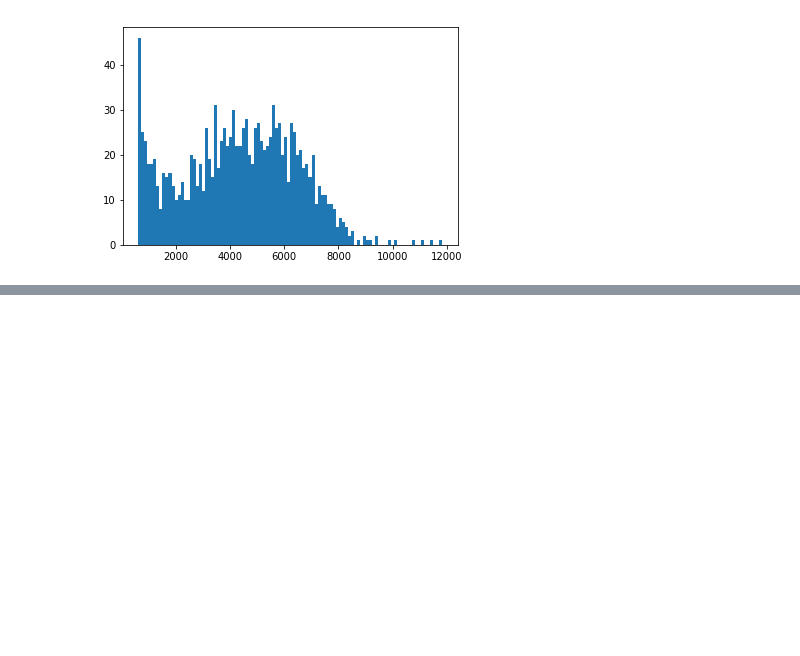
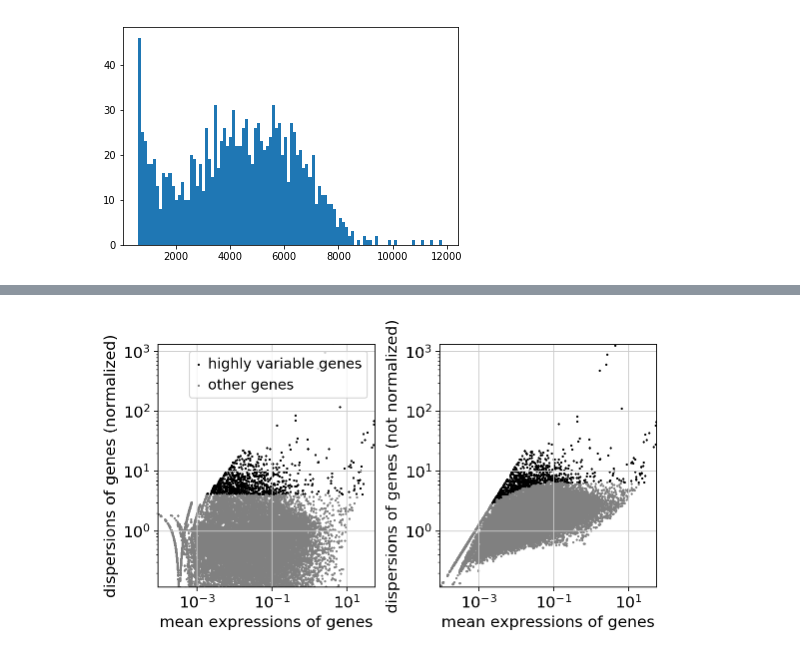
Before and after one commit to BUStools/BUS_notebooks_python, a Jupyter notebook: dataset-notebooks/10x_neuron_1k_v2chem_python/10x_neuron_1k_v2chem.ipynb, the cells around one changed output, grey strips where cells are left out. Drawn from its saved outputs; the diff is of its cells as text; code cells hidden in the pictures; blank space fills up the shorter version.

Commit message:
Add some scanpy plots and other improvements

```diff
--- a/dataset-notebooks/10x_neuron_1k_v2chem_python/10x_neuron_1k_v2chem.ipynb
+++ b/dataset-notebooks/10x_neuron_1k_v2chem_python/10x_neuron_1k_v2chem.ipynb
@@ -385,0 +475,9 @@ print(len(bcv))
+# %%
+import numpy as np
+import pandas as pd
+import matplotlib.pyplot as pl
+import scanpy.api as sc
+
+sc.settings.verbosity = 1  # verbosity: errors (0), warnings (1), info (2), hints (3)
+sc.settings.set_figure_params(dpi=80)  # low dpi (dots per inch) yields small inline figures
+sc.logging.print_versions()
@@ -385,0 +486,11 @@ print(len(bcv))
+# %%
+adata = sc.read('./matrix.mtx', cache=True).T  # transpose the data
+adata.var_names = pd.read_csv('./genes.tsv', header=None,)[0]
+adata.obs_names = pd.read_csv('./barcodes.tsv', header=None)[0]
+# %%
+%%time
+sc.pp.filter_genes(adata, min_counts=1)  # only consider genes with more than 1 count
+sc.pp.normalize_per_cell(adata)          # normalize with total UMI count per cell
+filter_result = sc.pp.filter_genes_dispersion(
+    adata.X, flavor='cell_ranger', n_top_genes=1000, log=False)
+sc.logging.print_memory_usage()
@@ -385,0 +501,4 @@ print(len(bcv))
+# %%
+sc.pl.filter_genes_dispersion(filter_result, log=True)
+# %% [output]
+[figure, added]
```
Also changed, not shown: parts of 40 cells of this notebook.
